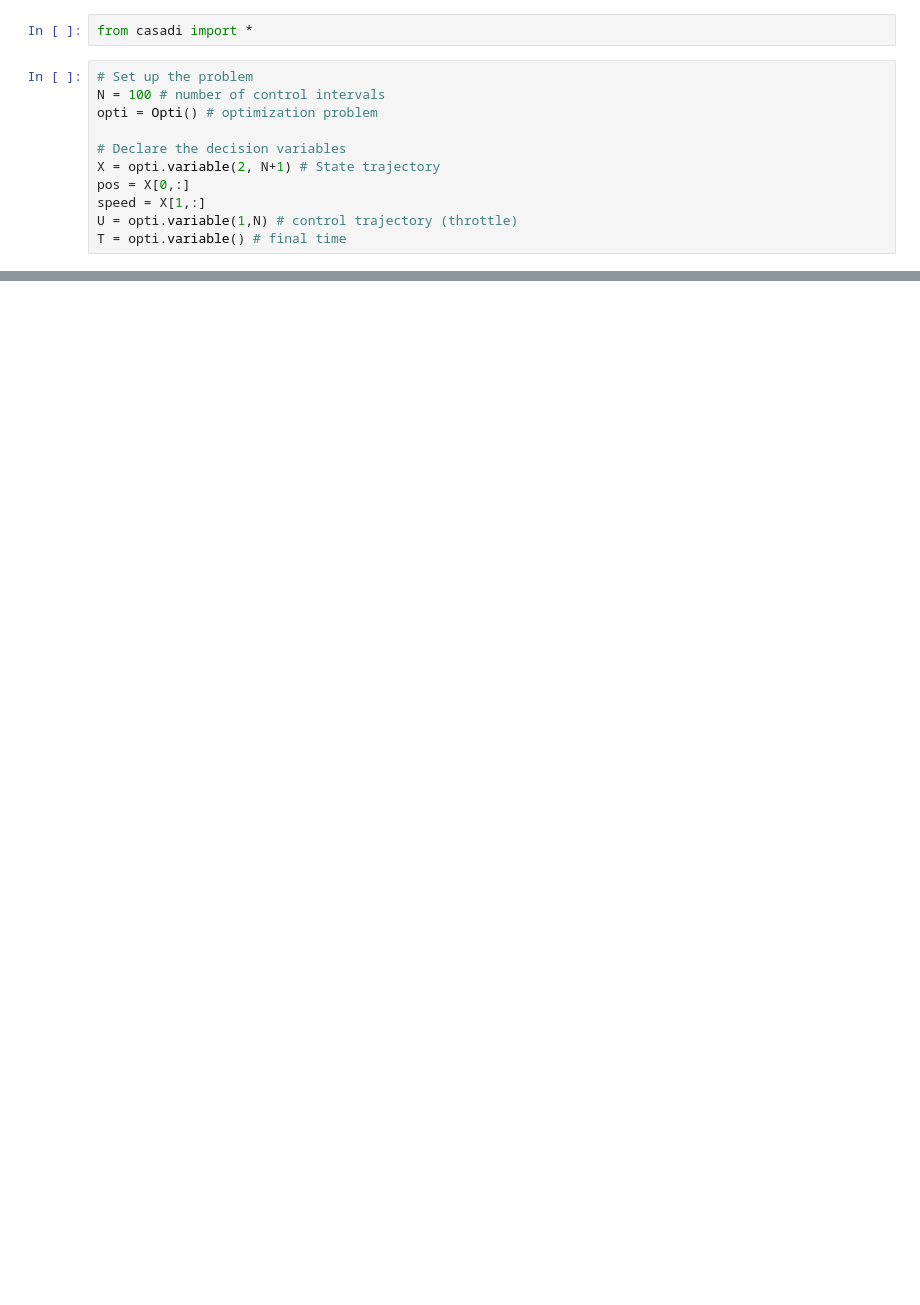
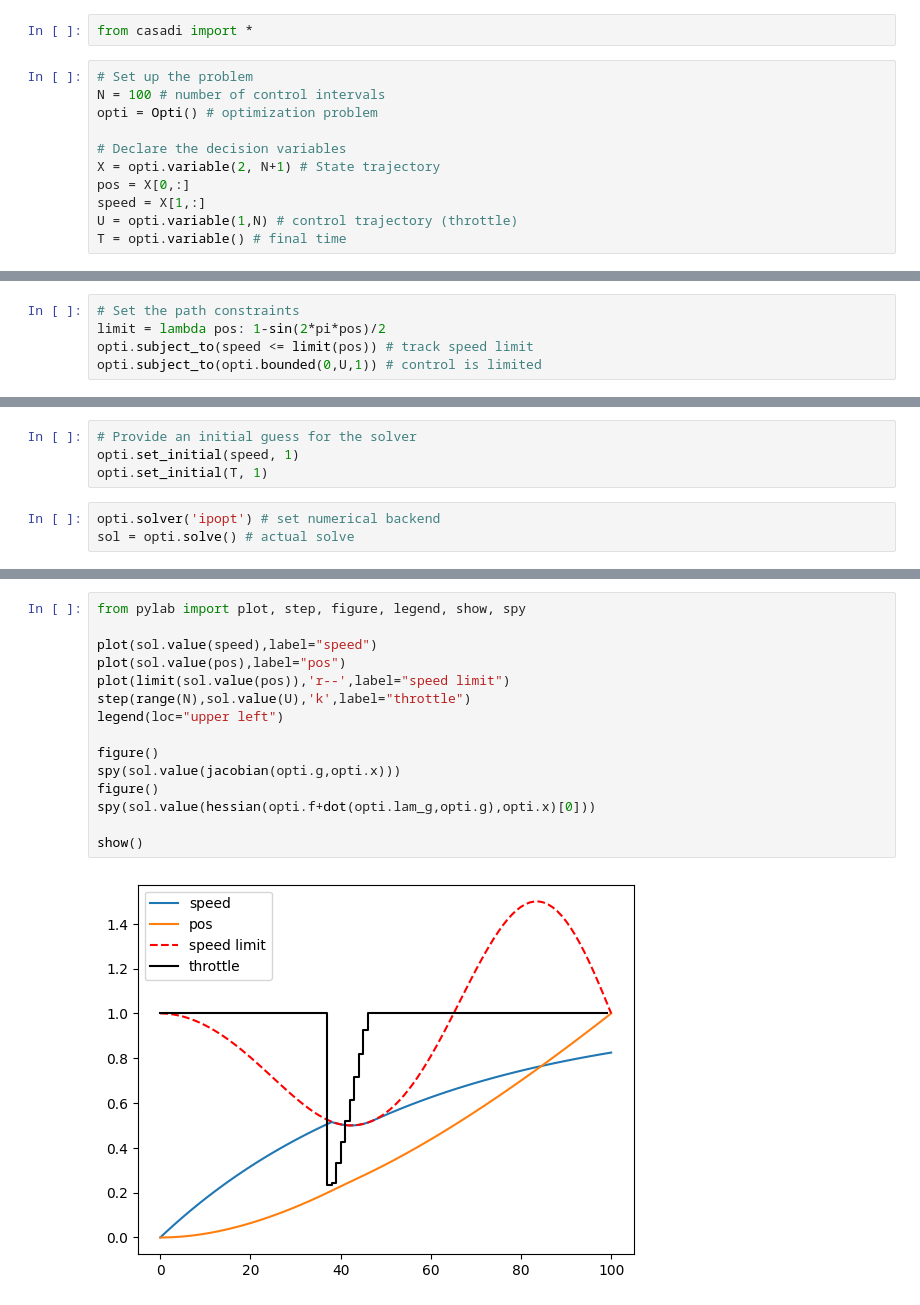
Before and after one commit to henrikub/Model-Based-Optimization-of-Pacing-Strategies-in-Road-Cycling, a Jupyter notebook: casadi_example.ipynb, the cells around one changed output, grey strips where cells are left out. Cells and saved outputs as stored; diff of their text form; blank space fills up the shorter version.

```diff
--- a/casadi_example.ipynb
+++ b/casadi_example.ipynb
@@ -51,0 +28,5 @@ for k in range(N):  # loop over control intervals
+# %%
+# Set the path constraints
+limit = lambda pos: 1-sin(2*pi*pos)/2
+opti.subject_to(speed <= limit(pos)) # track speed limit
+opti.subject_to(opti.bounded(0,U,1)) # control is limited
@@ -51,0 +41,7 @@ for k in range(N):  # loop over control intervals
+# %%
+# Provide an initial guess for the solver
+opti.set_initial(speed, 1)
+opti.set_initial(T, 1)
+# %%
+opti.solver('ipopt') # set numerical backend
+sol = opti.solve() # actual solve
@@ -51,0 +66,17 @@ for k in range(N):  # loop over control intervals
+# %%
+from pylab import plot, step, figure, legend, show, spy
+
+plot(sol.value(speed),label="speed")
+plot(sol.value(pos),label="pos")
+plot(limit(sol.value(pos)),'r--',label="speed limit")
+step(range(N),sol.value(U),'k',label="throttle")
+legend(loc="upper left")
+
+figure()
+spy(sol.value(jacobian(opti.g,opti.x)))
+figure()
+spy(sol.value(hessian(opti.f+dot(opti.lam_g,opti.g),opti.x)[0]))
+
+show()
+# %% [output]
+[figure, added]
```
Also changed, not shown: parts of 6 cells of this notebook, 3 other files.
